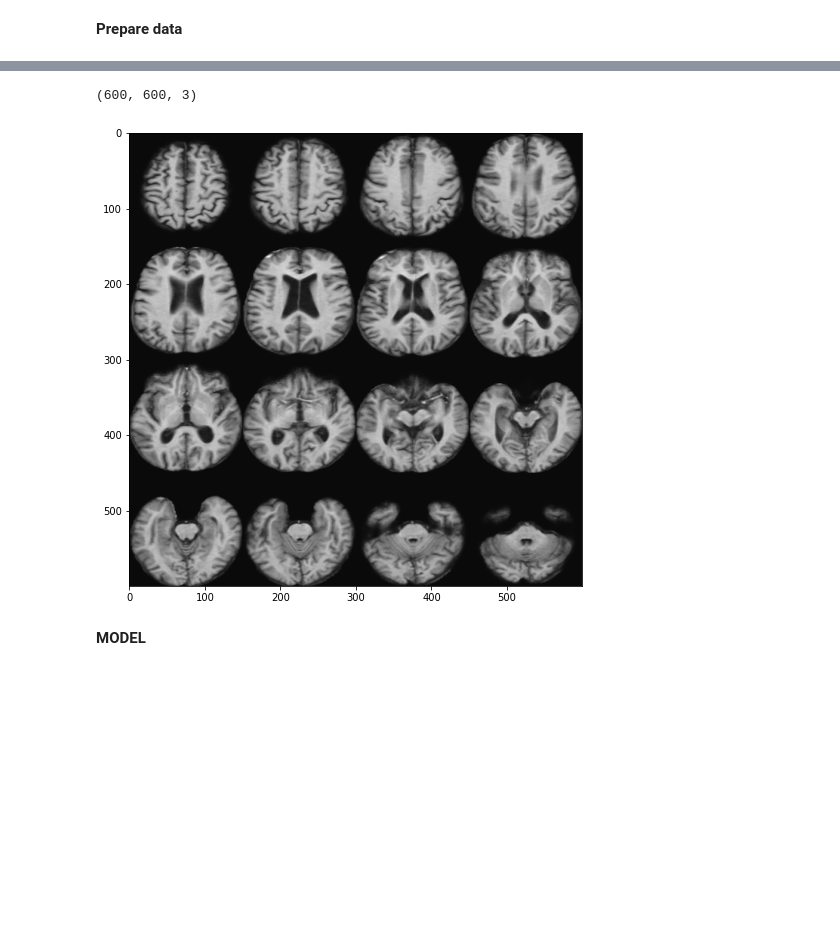
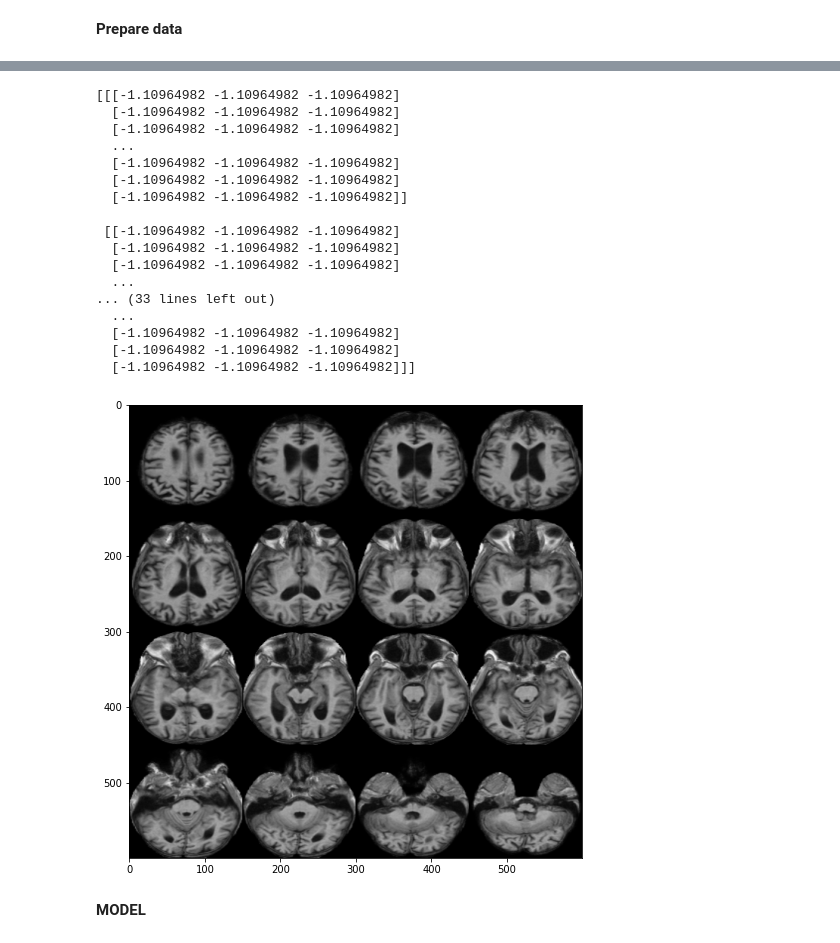
Before and after one commit to PabloMesas/TFM, a Jupyter notebook: convolutional_1 copy.ipynb, the cells around one changed output, grey strips where cells are left out. Saved outputs shown, nothing was run; the diff lists cells and outputs as text; code cells hidden in the pictures; blank space fills up the shorter version.

```diff
--- a/convolutional_1 copy.ipynb
+++ b/convolutional_1 copy.ipynb
@@ -121,15 +121,31 @@ test_generator = DataGenerator2D(data_path=project_dir + '/Test/',
 # print(type(training_generator))
 # %%
 px = 1/plt.rcParams['figure.dpi']
-X, y = training_generator[1]
+X, y = test_generator[1]
 fig, ax1 = plt.subplots(1, 1, figsize = (images_shape[0]*px,images_shape[1]*px))
 ax1.imshow(X[1,:,:,0], cmap ='gray')
 # plt.show()
 
-print(X[0].shape)
+print(X[0])
 # %% [output]
-(600, 600, 3)
+[[[-1.10964982 -1.10964982 -1.10964982]
+  [-1.10964982 -1.10964982 -1.10964982]
+  [-1.10964982 -1.10964982 -1.10964982]
+  ...
+  [-1.10964982 -1.10964982 -1.10964982]
+  [-1.10964982 -1.10964982 -1.10964982]
+  [-1.10964982 -1.10964982 -1.10964982]]
+
+ [[-1.10964982 -1.10964982 -1.10964982]
+  [-1.10964982 -1.10964982 -1.10964982]
+  [-1.10964982 -1.10964982 -1.10964982]
+  ...
+... (33 lines left out)
+  ...
+  [-1.10964982 -1.10964982 -1.10964982]
+  [-1.10964982 -1.10964982 -1.10964982]
+  [-1.10964982 -1.10964982 -1.10964982]]]
-[figure, old version]
+[figure, new version]
 # %%
 # print(X[0,14,:,:,0])
 # print(X[10,14,:,:,0])
```
Also changed, not shown: parts of 2 cells of this notebook, 32 other files.
